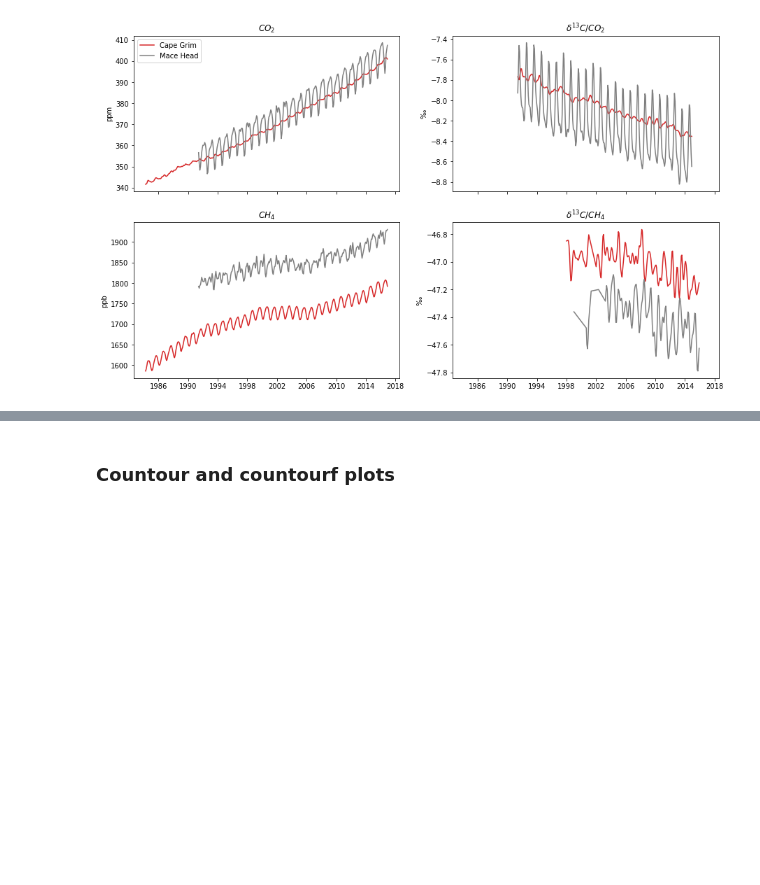
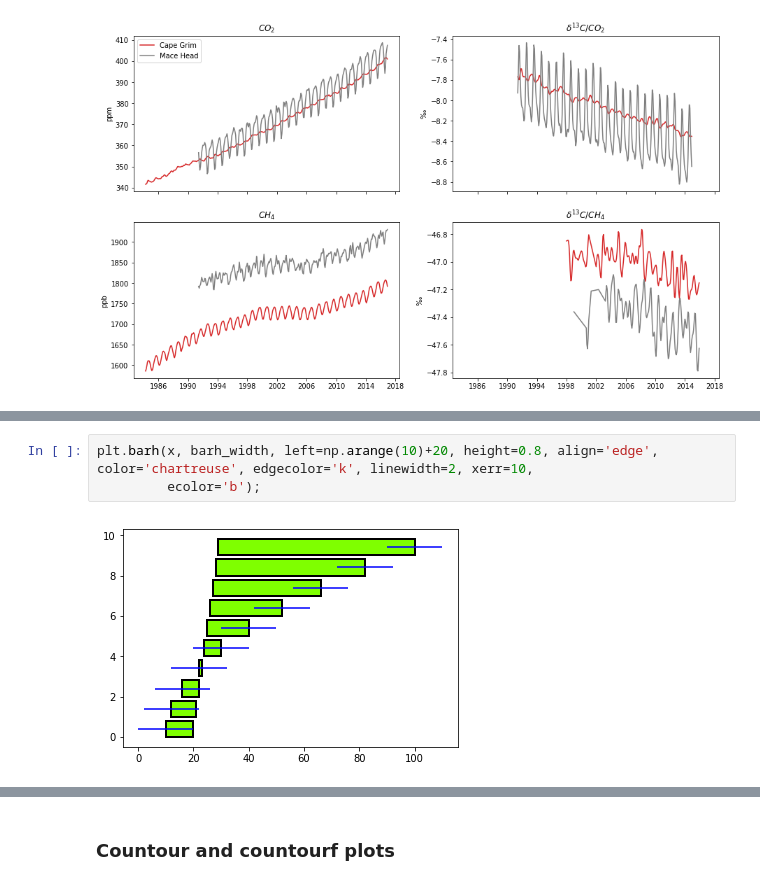
Before and after one commit to ueapy/pythoncourse2018-materials, a Jupyter notebook: notebooks/15-Matplotlib.ipynb, the cells around one changed output, grey strips where cells are left out. Drawn from its saved outputs; the diff is of its cells as text; blank space fills up the shorter version.

```diff
--- a/notebooks/15-Matplotlib.ipynb
+++ b/notebooks/15-Matplotlib.ipynb
@@ -494,0 +515,5 @@ break
+# %%
+plt.barh(x, barh_width, left=np.arange(10)+20, height=0.8, align='edge', color='chartreuse', edgecolor='k', linewidth=2, xerr=10,
+         ecolor='b');
+# %% [output]
+[figure, added]
```
Also changed, not shown: parts of 90 cells of this notebook.
